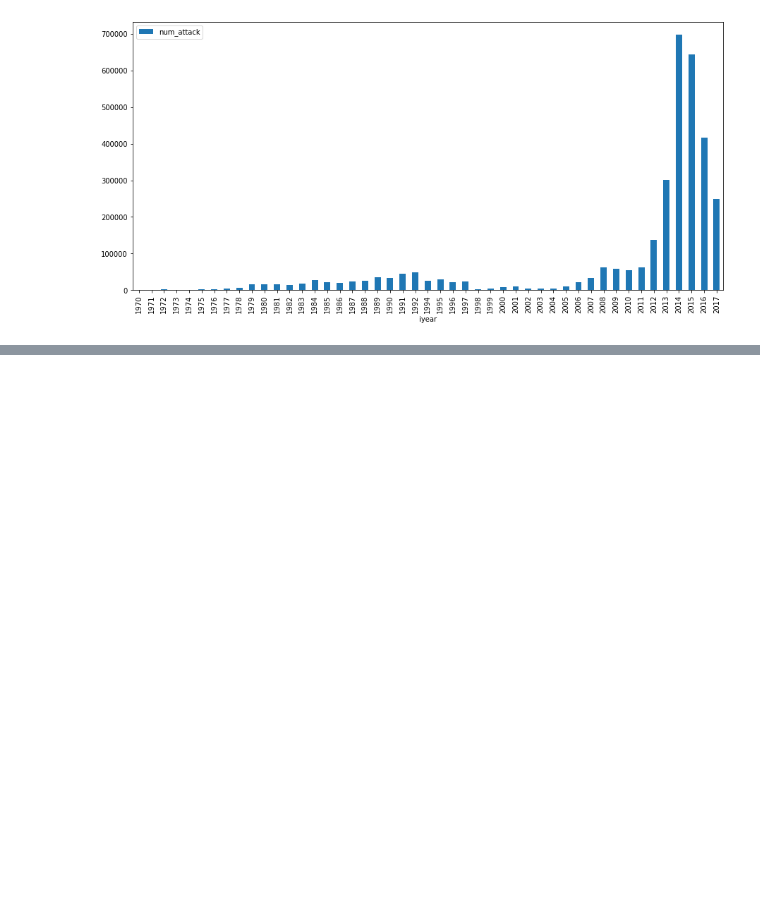
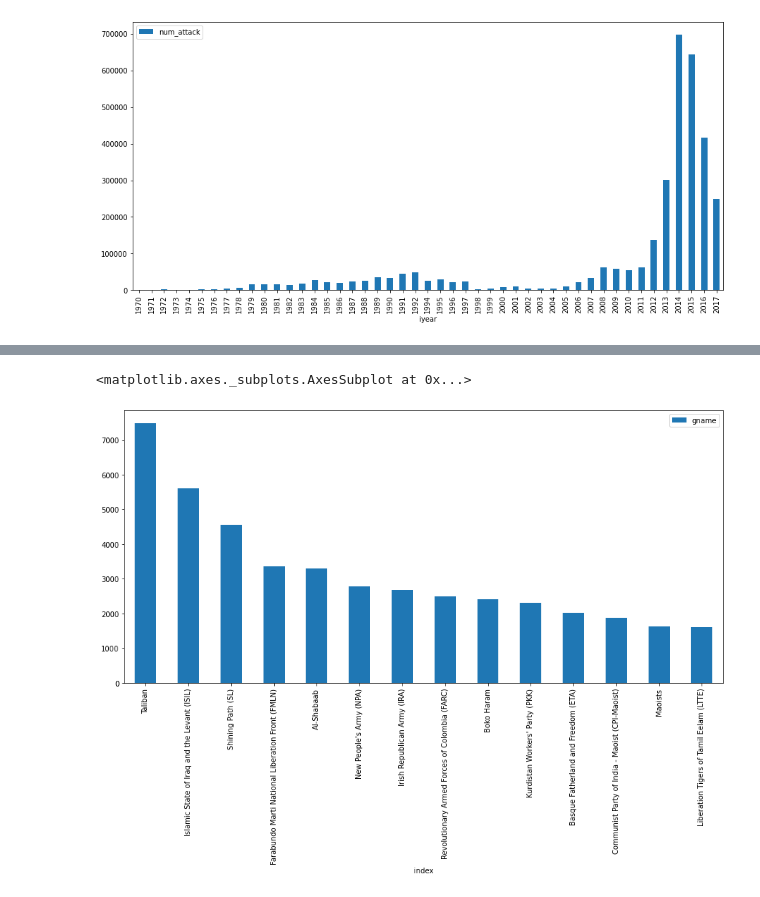
Before and after one commit to Sudar278/Capstone-Project_1-EDA-on-GTA-Data-, a Jupyter notebook: EDA_Capstone_Project.ipynb, the cells around one changed output, grey strips where cells are left out. Cells and saved outputs as stored; diff of their text form; code cells hidden in the pictures; blank space fills up the shorter version.

```diff
--- a/EDA_Capstone_Project.ipynb
+++ b/EDA_Capstone_Project.ipynb
@@ -44,0 +153,8 @@ attack.plot(x='iyear',y='num_attack',kind ='bar')
+# %%
+organization_attack=pd.DataFrame(df['gname'].value_counts()[1:15])
+organization_attack.reset_index (inplace=True)
+plt.rcParams["figure.figsize"] = [15, 7]
+organization_attack.plot(x='index',y='gname',kind ='bar')
+# %% [output]
+<matplotlib.axes._subplots.AxesSubplot at 0x...>
+[figure, added]
```
Also changed, not shown: parts of 15 cells of this notebook.
